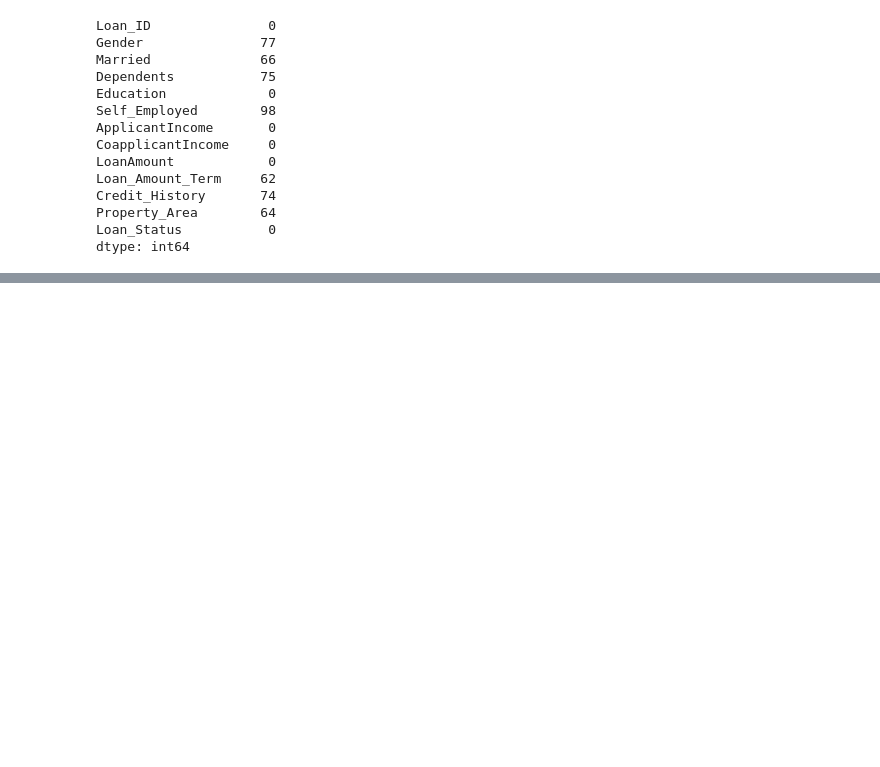
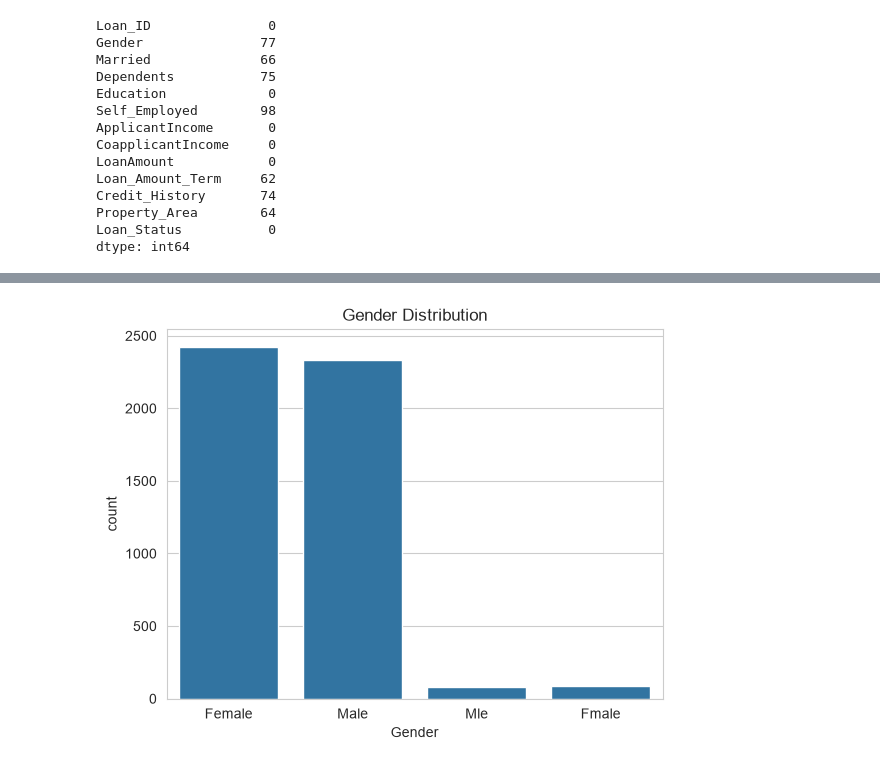
Before and after one commit to ayushsingh83/Loan-Approval-System-GDG, a Jupyter notebook: notebooks/EDA.ipynb, the cells around one changed output, grey strips where cells are left out. Saved outputs shown, nothing was run; the diff lists cells and outputs as text; code cells hidden in the pictures; blank space fills up the shorter version.

```diff
--- a/notebooks/EDA.ipynb
+++ b/notebooks/EDA.ipynb
@@ -67,0 +79,6 @@ dtype: int64
+# %%
+sns.countplot(x="Gender", data=df)
+plt.title("Gender Distribution")
+plt.show()
+# %% [output]
+[figure, added]
```
Also changed, not shown: parts of 6 cells of this notebook.
